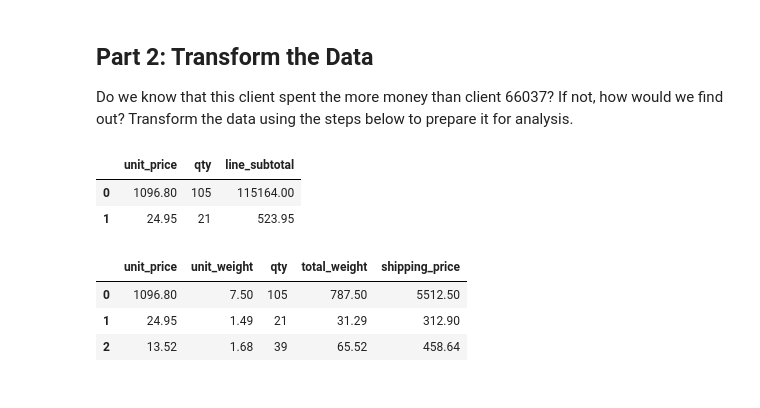
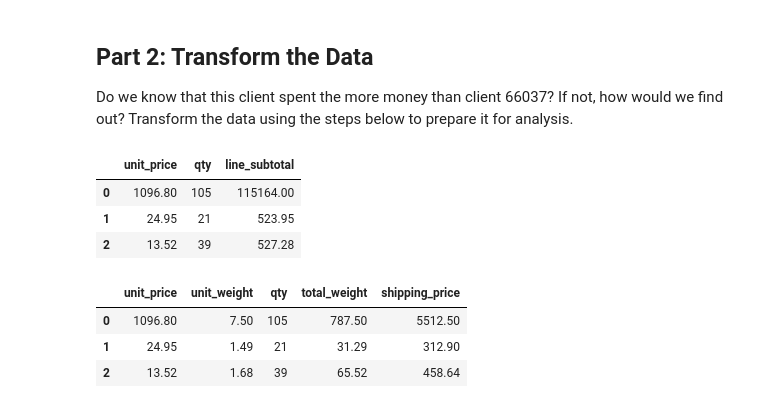
Before and after one commit to mattarad/pandas-challenge-1, a Jupyter notebook: wholesale_data_analysis_starter_code.ipynb, the cells around one changed output. Cells and saved outputs as stored; diff of their text form; code cells hidden in the pictures.

```diff
--- a/wholesale_data_analysis_starter_code.ipynb
+++ b/wholesale_data_analysis_starter_code.ipynb
@@ -110,8 +120,11 @@ total_units = list_id[0]
 Do we know that this client spent the more money than client 66037? If not, how would we find out? Transform the data using the steps below to prepare it for analysis.
 # %%
 # Create a column that calculates the subtotal for each line using the unit_price and the qty
+df['line_subtotal'] = df['unit_price'] * df['qty']
+df[['unit_price','qty','line_subtotal']].head(3)
 # %% [output]
 |  | unit_price | qty | line_subtotal |
 | 0 | 1096.80 | 105 | 115164.00 |
 | 1 | 24.95 | 21 | 523.95 |
+| 2 | 13.52 | 39 | 527.28 |
 # %%
```
Also changed, not shown: parts of 5 cells of this notebook.
